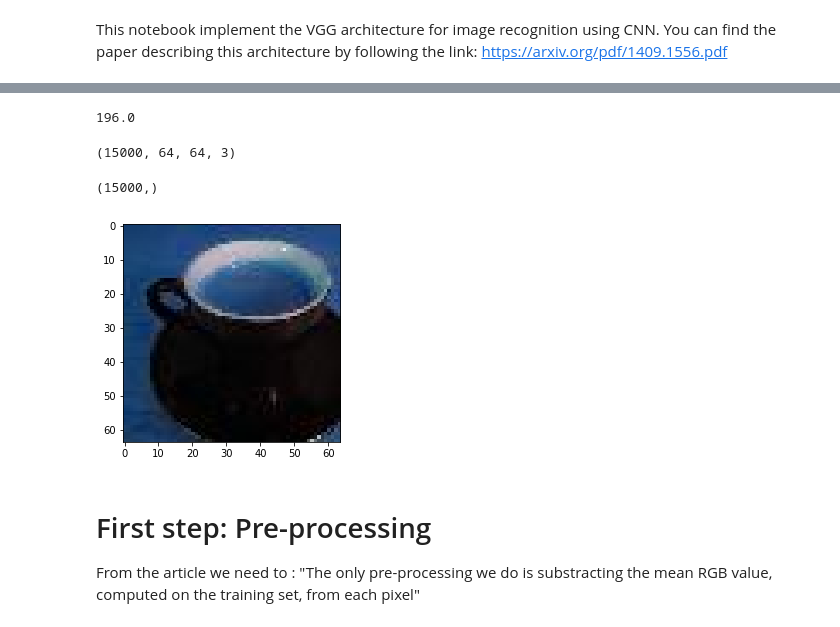
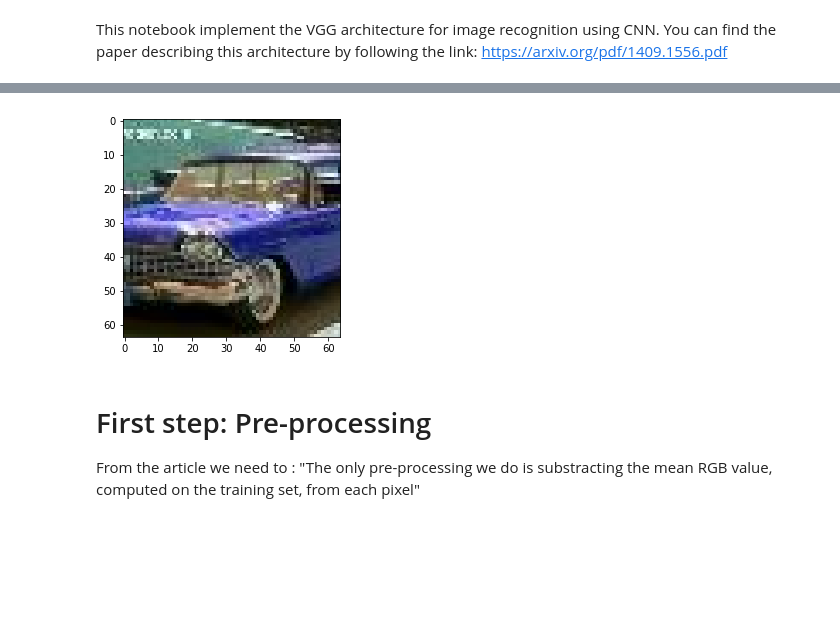
Before and after one commit to PoleoMondro/ImageRecognizer, a Jupyter notebook: VGG.ipynb, the cells around one changed output, grey strips where cells are left out. Drawn from its saved outputs; the diff is of its cells as text; code cells hidden in the pictures; blank space fills up the shorter version.

```diff
--- a/VGG.ipynb
+++ b/VGG.ipynb
@@ -24,15 +25,3 @@ def showImage(inTainSet, atPosition):
 # %%
 trainSet = loadFile('images.npy')
 labelTrainSet = loadFile('labels.npy')
-# %%
-max(labelTrainSet)
-# %% [output]
-196.0
-# %%
-trainSet.shape
-# %% [output]
-(15000, 64, 64, 3)
-# %%
-labelTrainSet.shape
-# %% [output]
-(15000,)
@@ -39,7 +30,7 @@ labelTrainSet.shape
 # %%
-showImage(inTainSet= trainSet, atPosition=1000)
+showImage(inTainSet= trainSet, atPosition=4000)
 # %% [output]
-[figure, old version]
+[figure, new version]
 # %% [markdown]
 # First step: Pre-processing
 
```
Also changed, not shown: parts of 14 cells of this notebook.
